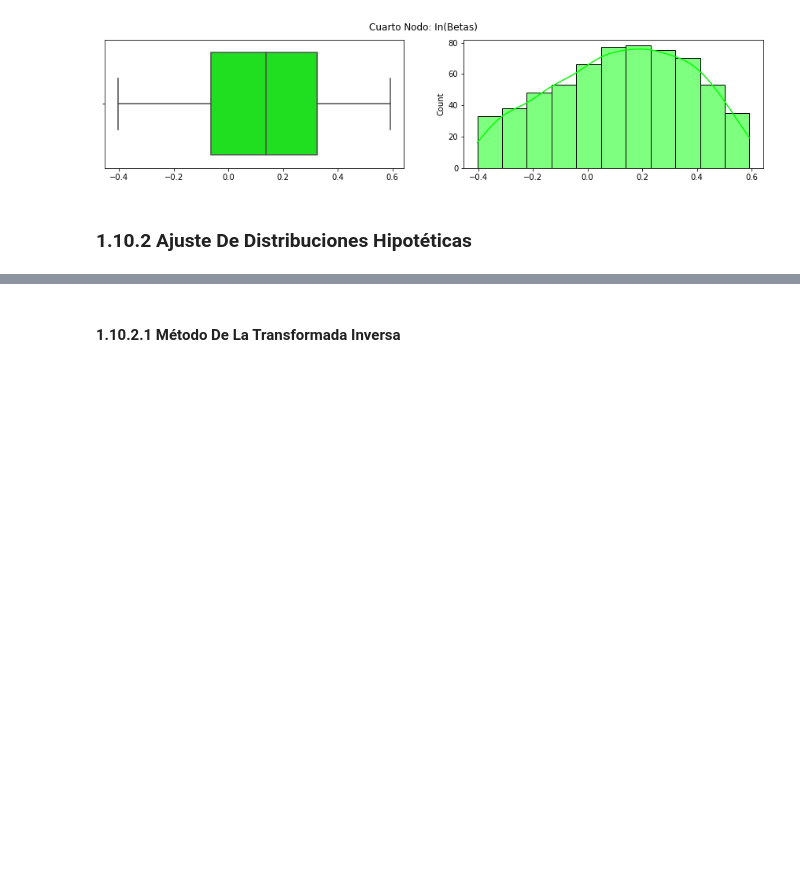
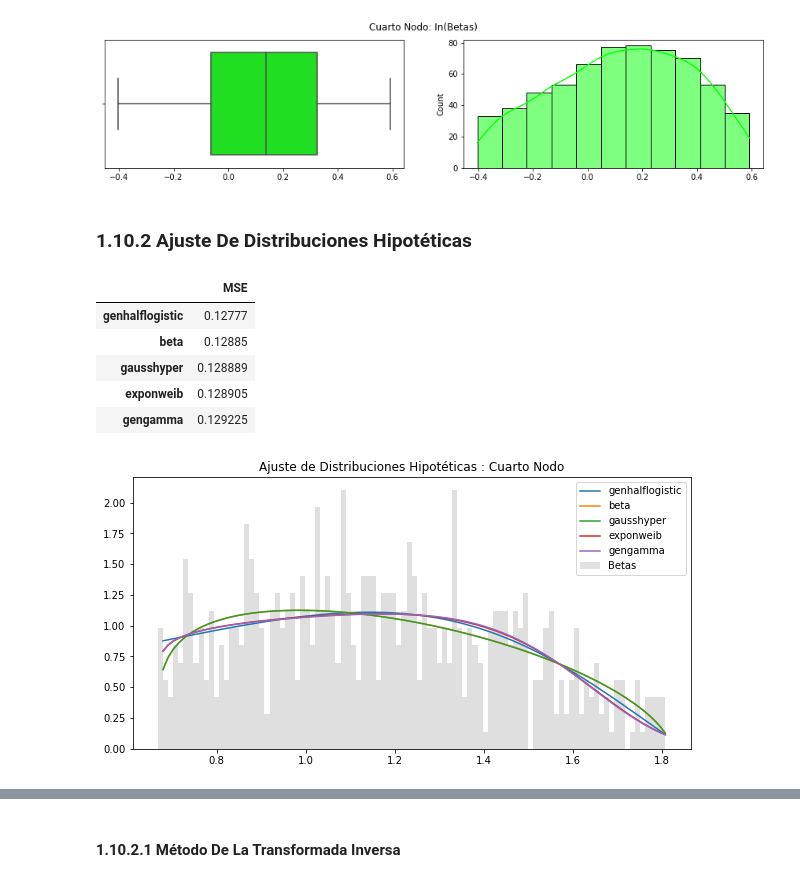
Before and after one commit to EMarquez7/Proyecto_DALopez_EMarquez, a Jupyter notebook: ProyectoModulo1_LazarenoD_DelgadoE.ipynb, the cells around one changed output, grey strips where cells are left out. Drawn from its saved outputs; the diff is of its cells as text; code cells hidden in the pictures; blank space fills up the shorter version.

Commit message:
Nodo 4

```diff
--- a/ProyectoModulo1_LazarenoD_DelgadoE.ipynb
+++ b/ProyectoModulo1_LazarenoD_DelgadoE.ipynb
@@ -801,3 +801,16 @@ boxAndHistPlot(data4_log, (15, 3), "lime", "Cuarto Nodo: In(Betas)")
 [figure]
 # %% [markdown]
 ### 1.10.2 Ajuste De Distribuciones Hipotéticas
+# %%
+### 1.10.2 Ajuste De Distribuciones Hipotéticas
+fitting4 = fittingHypotheticalDistributions(data4, "MSE", "Betas", "gray",
+                                            "Ajuste de Distribuciones Hipotéticas : Cuarto Nodo", (10, 5))
+fitting4
+# %% [output]
+|  | MSE |
+| genhalflogistic | 0.12777 |
+| beta | 0.12885 |
+| gausshyper | 0.128889 |
+| exponweib | 0.128905 |
+| gengamma | 0.129225 |
+[figure, added]
```
Also changed, not shown: parts of 22 cells of this notebook.
